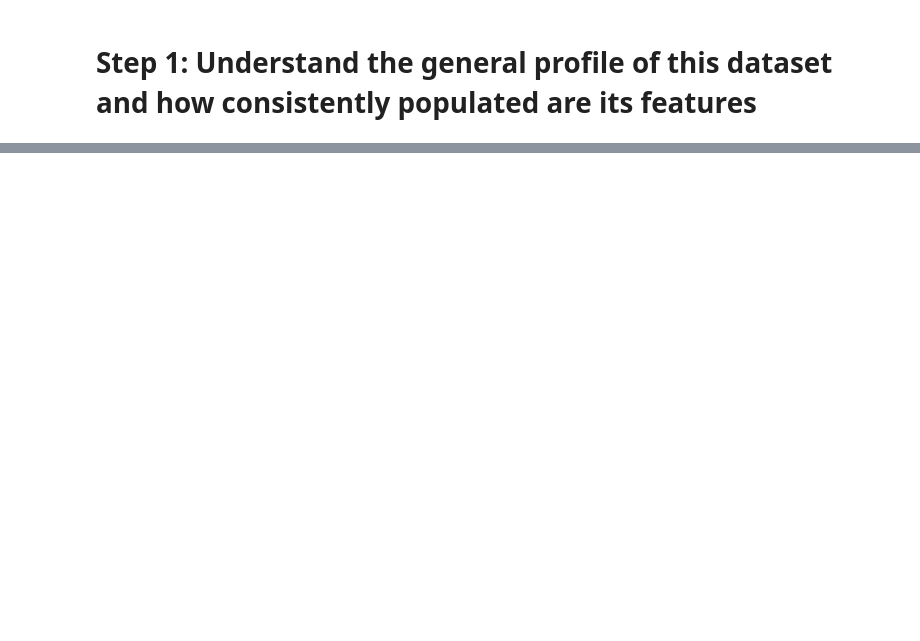
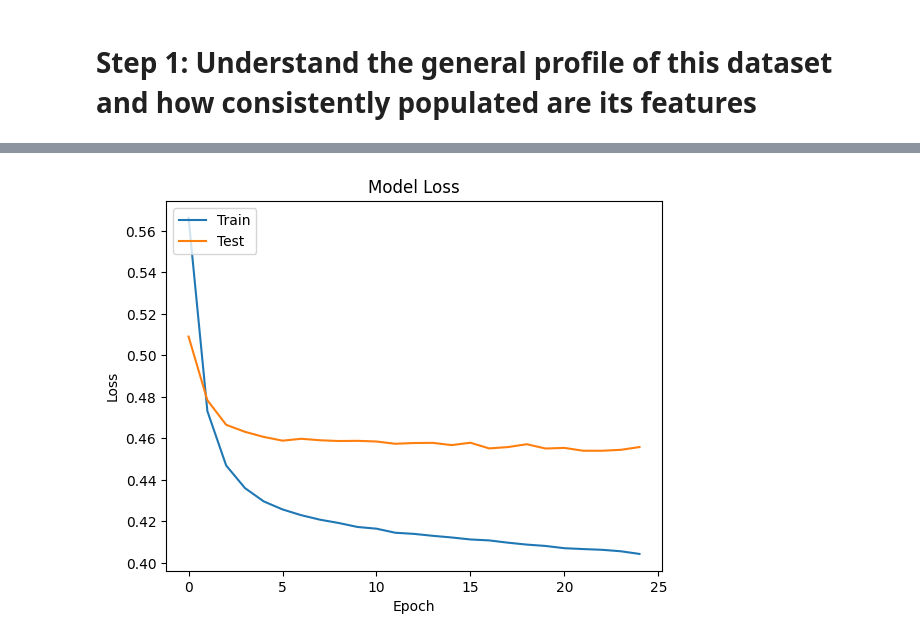
Before and after one commit to joaozanlorensi/deep-learning, a Jupyter notebook: 2 - Deep Feedforward Networks/Assignment 2/Assignment.ipynb, the cells around one changed output, grey strips where cells are left out. Saved outputs shown, nothing was run; the diff lists cells and outputs as text; code cells hidden in the pictures; blank space fills up the shorter version.

```diff
--- a/2 - Deep Feedforward Networks/Assignment 2/Assignment.ipynb
+++ b/2 - Deep Feedforward Networks/Assignment 2/Assignment.ipynb
@@ -127,0 +243,3 @@ df['Entitlement_Dona.'] = 0
+# %%
+df['CryoSleep'] = df['CryoSleep'].astype('int')
+df['VIP'] = df['VIP'].astype('int')
@@ -128,5 +257,5 @@ df['Entitlement_Dona.'] = 0
 # %%
-X = df.drop('Survived', axis=1).copy()
-y = df['Survived']
-X_train, X_test, y_train, y_test = train_test_split(
+X = df.drop('Transported', axis=1).copy()
+y = df['Transported']
+X_train, X_val, y_train, y_val = train_test_split(
     X, y, test_size=0.2, random_state=1, stratify=y)
@@ -135 +262,3 @@ X_train, X_test, y_train, y_test = train_test_split(
+# %%
+n_features = X_train.shape[1]
 # %%
@@ -186,15 +306,16 @@ batch_size = 64
 # %%
-batch_size = 128
-epochs = 20
-optimizer = 'RMSprop'
-model = get_model(batch_size, optimizer, epochs)
-history = model.fit(X_train_std, y_train_arr,
+qt_relu_layers = n_features * 2
+opt = 'RMSProp'
+batch_size = 64
+epochs = 25
+model = get_model(layers=qt_relu_layers, optimizer=opt)
+history = model.fit(X_train_std, y_train,
                     batch_size=batch_size,
                     epochs=epochs,
                     verbose=True,
-                    validation_data=(X_test_std, y_test_arr))
-score = model.evaluate(X_test_std, y_test_arr, verbose=0)
+                    validation_data=(X_val_std, y_val))
+score = model.evaluate(X_val_std, y_val, verbose=0)
 print('-----------------------------------------------------')
-print('Test loss:', score[0])
-print('Test accuracy:', score[1])
-print('Test F1 score:', score[2])
+print('Validation loss:', score[0])
+print('Validation accuracy:', score[1])
+print('Validation F1 score:', score[2])
@@ -201,3 +340,13 @@ print('Test F1 score:', score[2])
+# %%
+%matplotlib inline
+plt.plot(history.history['loss'])
+plt.plot(history.history['val_loss'])
+plt.title('Model Loss');
+plt.ylabel('Loss');
+plt.xlabel('Epoch');
+plt.legend(['Train', 'Test'], loc='upper left');
+# %% [output]
+[figure, added]
 # %%
 %matplotlib inline
 plt.plot(history.history['accuracy'])
```
Also changed, not shown: parts of 133 cells of this notebook.
